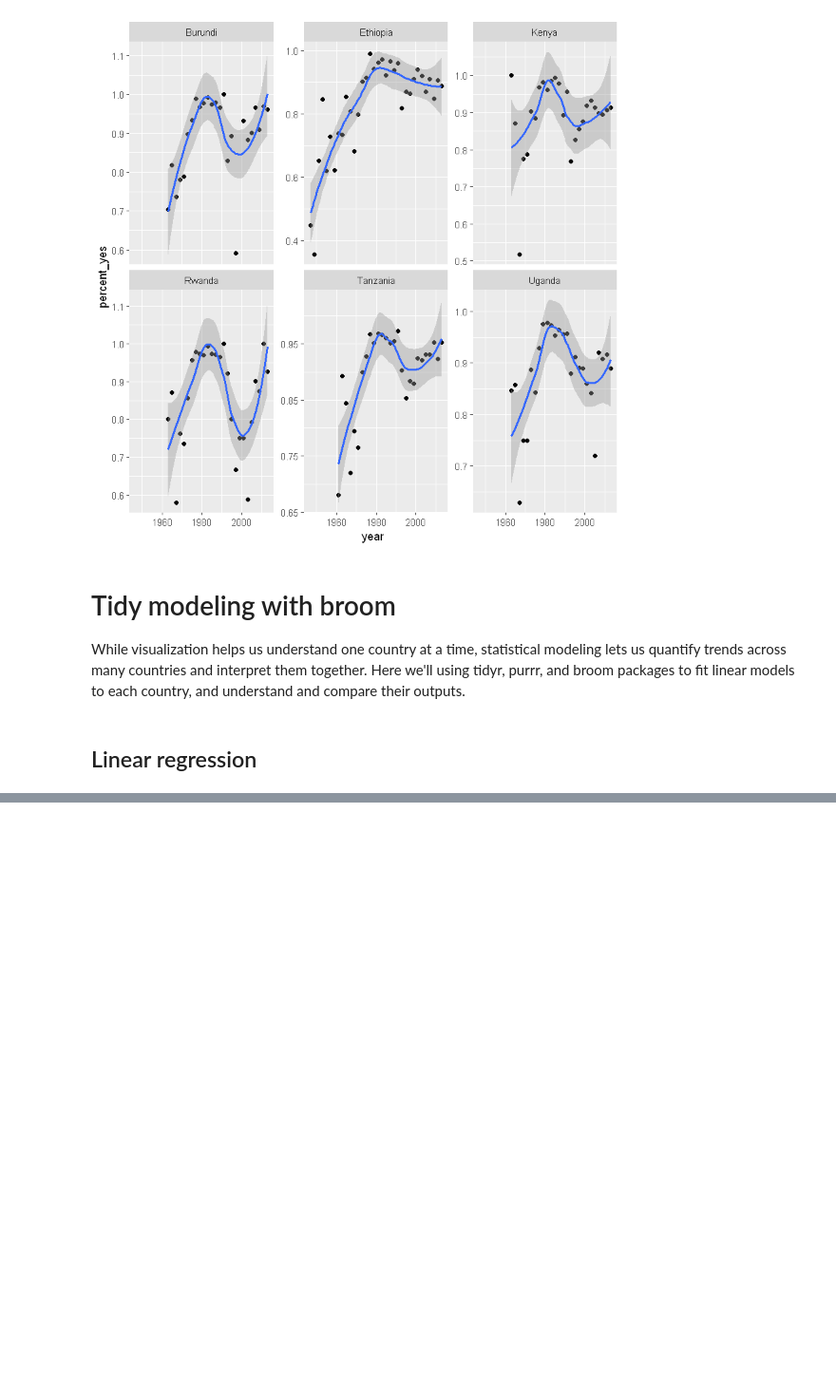
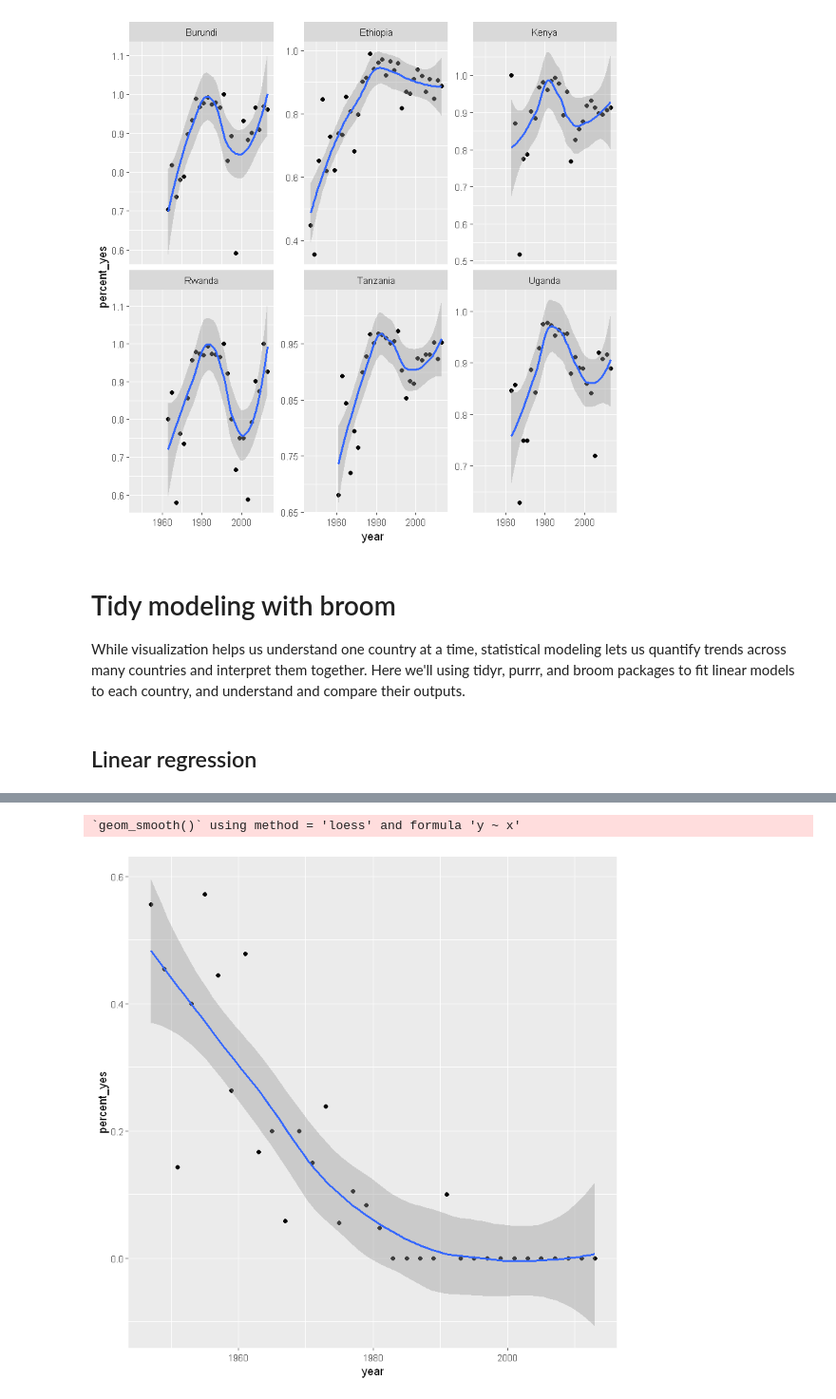
Before and after one commit to VictorOmondi1997/Exploring-The-Historical-Voting-of-USGA, a Jupyter notebook: Exploring The Historical Voting of USGA.ipynb, the cells around one changed output, grey strips where cells are left out. Shown at 95% size. Saved outputs shown, nothing was run; the diff lists cells and outputs as text; code cells hidden in the pictures; blank space fills up the shorter version.

```diff
--- a/Exploring The Historical Voting of USGA.ipynb
+++ b/Exploring The Historical Voting of USGA.ipynb
@@ -476,0 +871,7 @@ While visualization helps us understand one country at a time, statistical model
+# %%
+ggplot(US_co_by_year, aes(x=year, y=percent_yes)) +
+  geom_point()+
+    geom_smooth()
+# %% [output]
+`geom_smooth()` using method = 'loess' and formula 'y ~ x'
+[figure, added]
```
Also changed, not shown: parts of 67 cells of this notebook.
